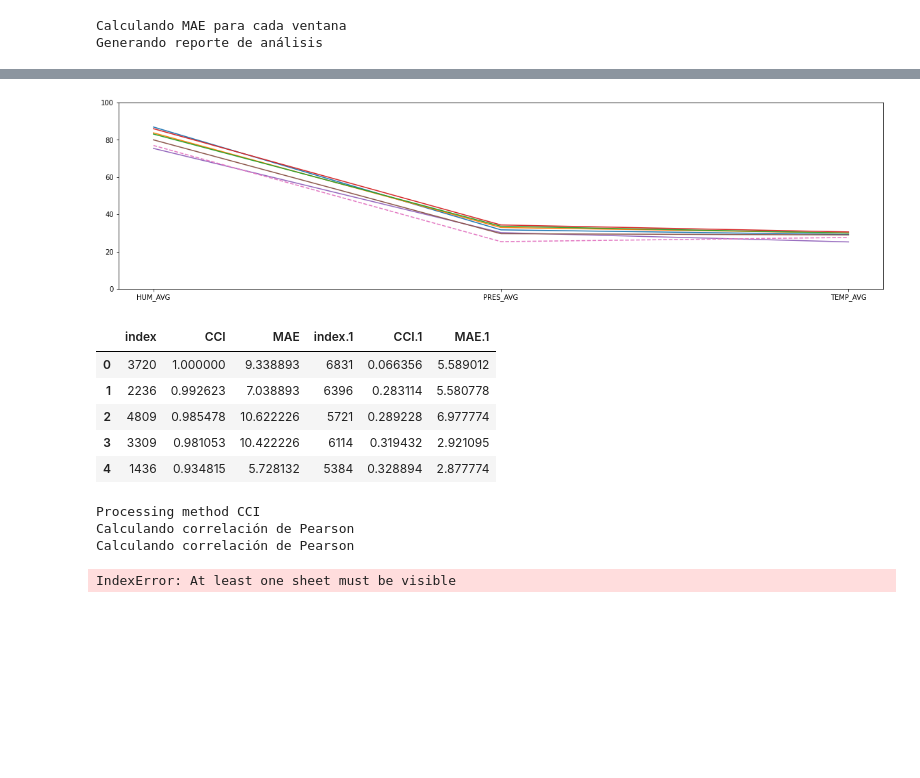
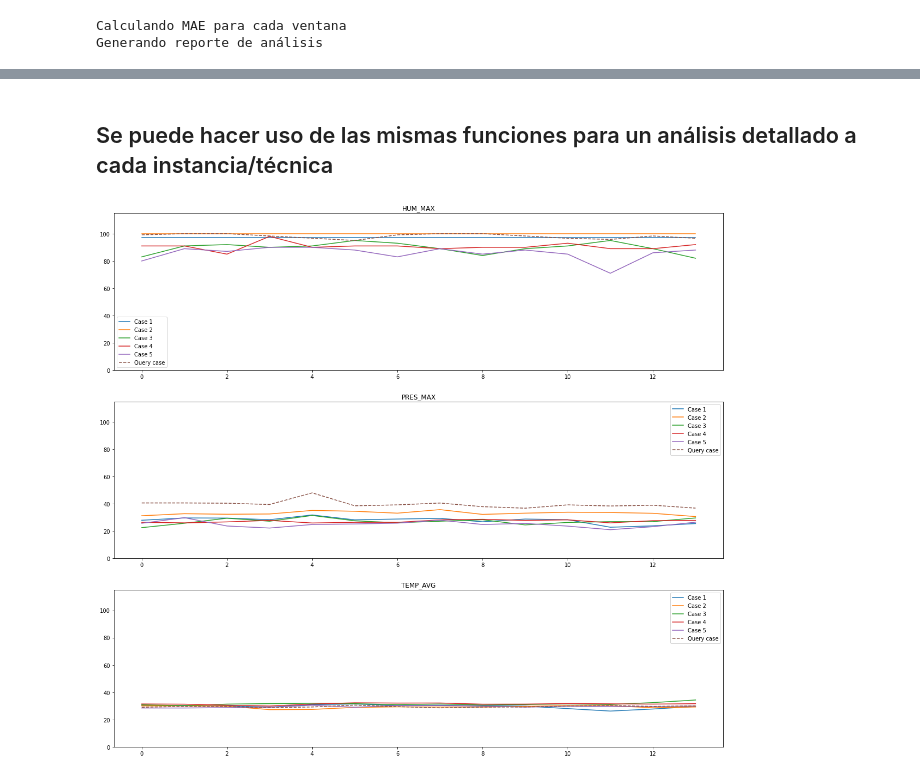
Before and after one commit to Cowardenemy/Weather-Forecasting-CBR-fox, a Jupyter notebook: Jupyter/Software_1.1.ipynb, the cells around one changed output, grey strips where cells are left out. Drawn from its saved outputs; the diff is of its cells as text; code cells hidden in the pictures; blank space fills up the shorter version.

```diff
--- a/Jupyter/Software_1.1.ipynb
+++ b/Jupyter/Software_1.1.ipynb
@@ -156,21 +169,0 @@ IndexError: index 6846 is out of bounds for axis 0 with size 6833
-# %%
-cbrFoxInstancia.visualizeWorstCasePredictions()
-# %% [output]
-[figure, removed]
-# %%
-cbrFoxInstancia.getAnalysisreport()
-# %% [output]
-|  | index | CCI | MAE | index.1 | CCI.1 | MAE.1 |
-| 0 | 3720 | 1.000000 | 9.338893 | 6831 | 0.066356 | 5.589012 |
-| 1 | 2236 | 0.992623 | 7.038893 | 6396 | 0.283114 | 5.580778 |
-| 2 | 4809 | 0.985478 | 10.622226 | 5721 | 0.289228 | 6.977774 |
-| 3 | 3309 | 0.981053 | 10.422226 | 6114 | 0.319432 | 2.921095 |
-| 4 | 1436 | 0.934815 | 5.728132 | 5384 | 0.328894 | 2.877774 |
-# %%
-# cbrFoxInstancia.explain_all(["MSM", "DTW", "CCI"])
-cbrFoxInstancia.explain_all(["CCI"])
-# %% [output]
-Processing method CCI
-Calculando correlación de Pearson
-Calculando correlación de Pearson
-IndexError: At least one sheet must be visible
@@ -182,0 +170,6 @@ with pd.ExcelWriter('output.xlsx', engine='openpyxl') as writer:
+# %% [markdown]
+## Se puede hacer uso de las mismas funciones para un análisis detallado a cada instancia/técnica
+# %%
+dictionary["DTW"].visualizeBestCasesPerFeature((20, 18), [2,5,7])
+# %% [output]
+[figure, added]
```
Also changed, not shown: parts of 31 cells of this notebook, 5 other files.
